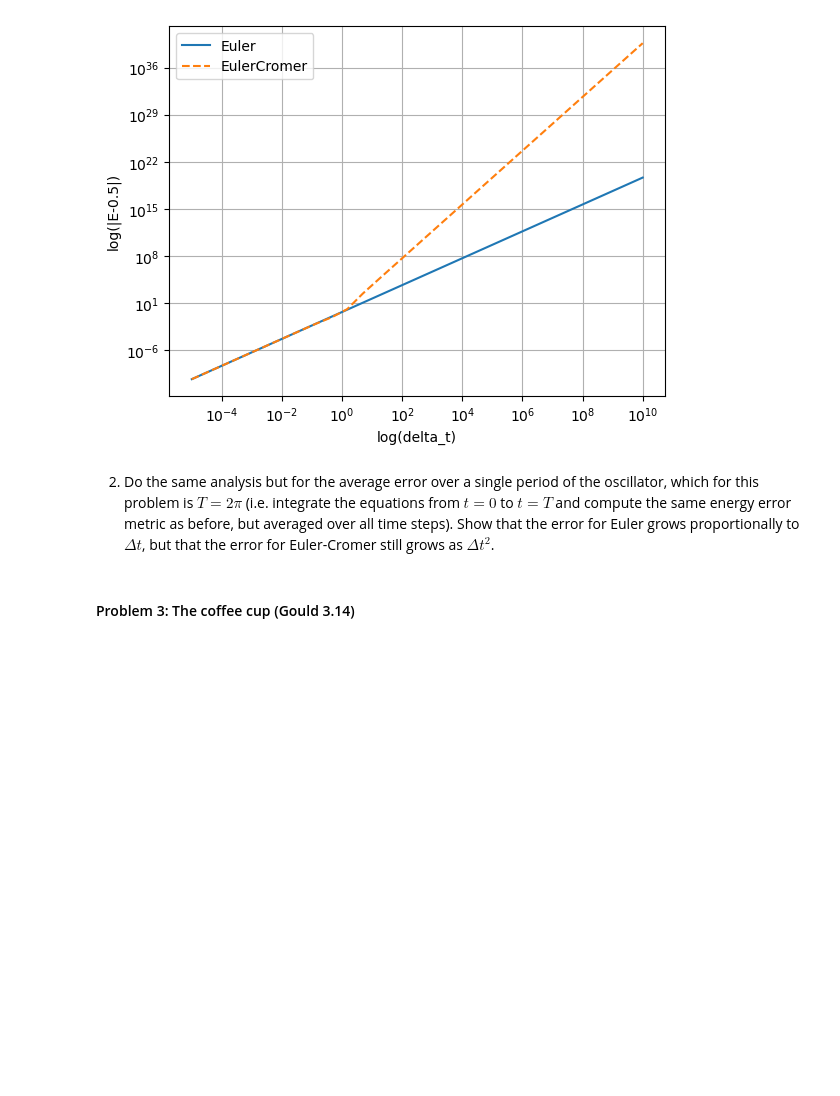
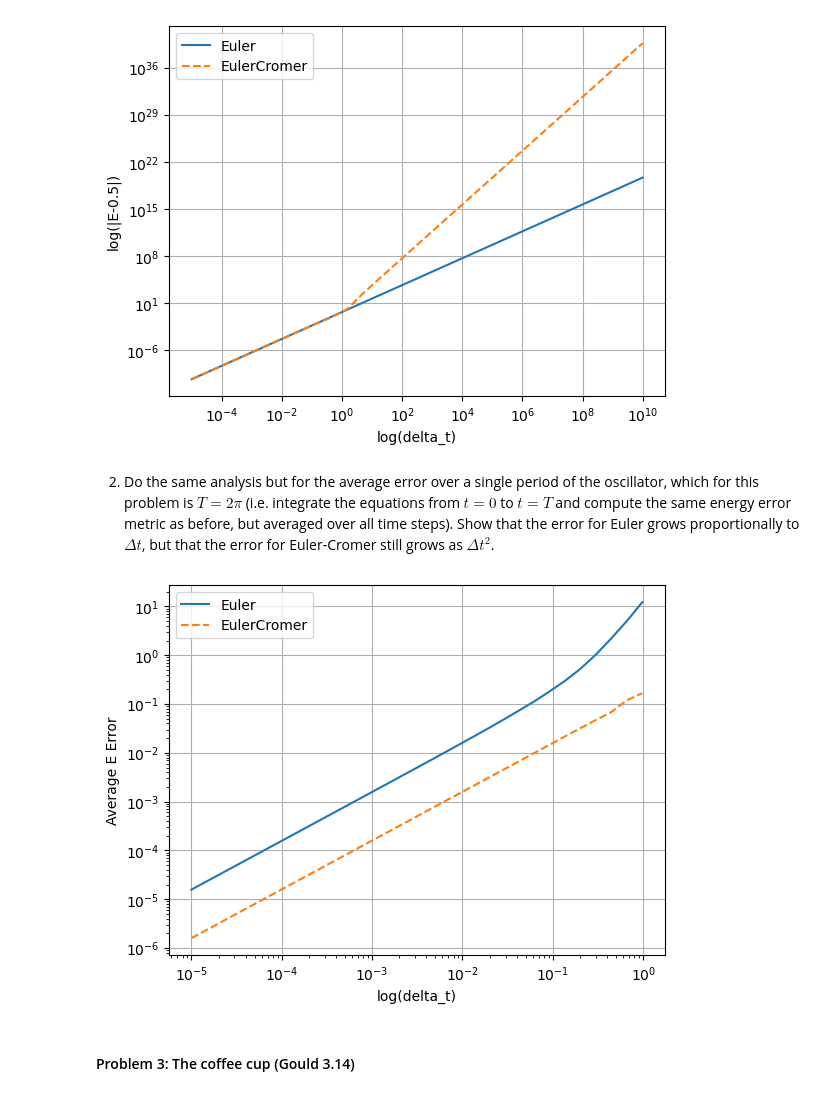
Before and after one commit to jaycebeck/Simulations, a Jupyter notebook: Homework1-JayceH.ipynb, the cells around one changed output. Drawn from its saved outputs; the diff is of its cells as text; code cells hidden in the pictures; blank space fills up the shorter version.

```diff
--- a/Homework1-JayceH.ipynb
+++ b/Homework1-JayceH.ipynb
@@ -255,3 +286,38 @@ plt.show()
+# %%
+times = np.logspace(-5,-.01,30)
+
+ode = Energy()
+eu = Euler()
+cr = Cromer()
+
+interval = [0.0, 2*np.pi]
+
+u_0 = [1.0, 0.0]
+
+intEnergy_Euler = IntegratorEnergy(ode=ode, method=eu)
+intEnergy_Cromer = IntegratorEnergy(ode=ode, method=cr)
+
+avg_energy_eu = []
+avg_energy_cr = []
+
+for dt in times:
+    eu_energy = intEnergy_Euler.integrate(interval=interval, dt=dt,u_0=u_0)
+    avg_energy_eu.append(np.average(eu_energy))
+    cr_energy = intEnergy_Cromer.integrate(interval=interval, dt=dt,u_0=u_0)
+    avg_energy_cr.append(np.average(cr_energy))
+
+avg_energy_eu = np.array(avg_energy_eu)
+avg_energy_cr = np.array(avg_energy_cr)
+
+plt.loglog(times, avg_energy_eu, label='Euler')
+plt.loglog(times, avg_energy_cr, '--', label='EulerCromer')
+plt.xlabel('log(delta_t)')
+plt.ylabel('Average E Error')
+plt.grid(True)
+plt.legend()
+plt.show()
+# %% [output]
+[figure, added]
 # %% [markdown]
 #### Problem 3: The coffee cup (Gould 3.14)
 # %% [markdown]
```
Also changed, not shown: parts of 8 cells of this notebook.
